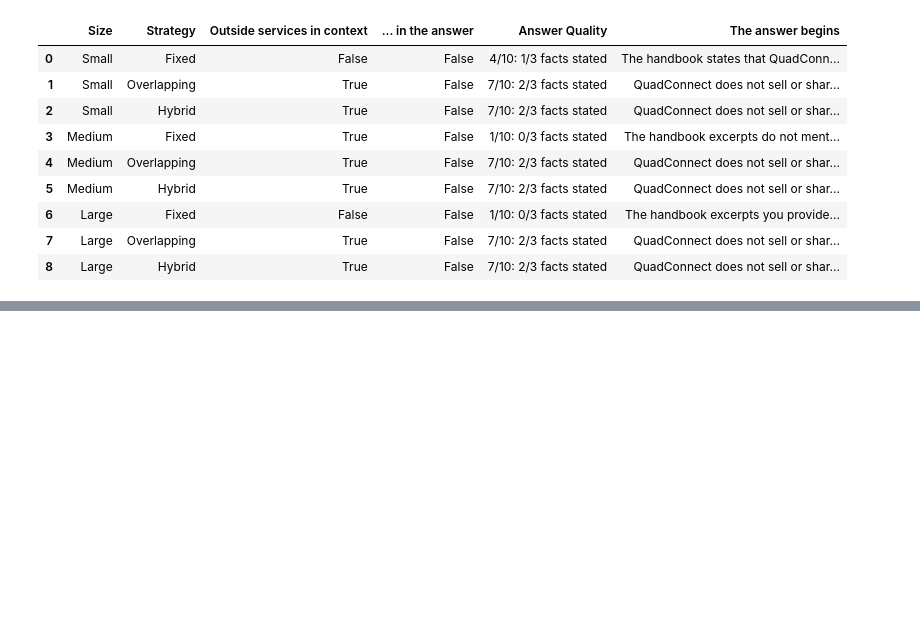
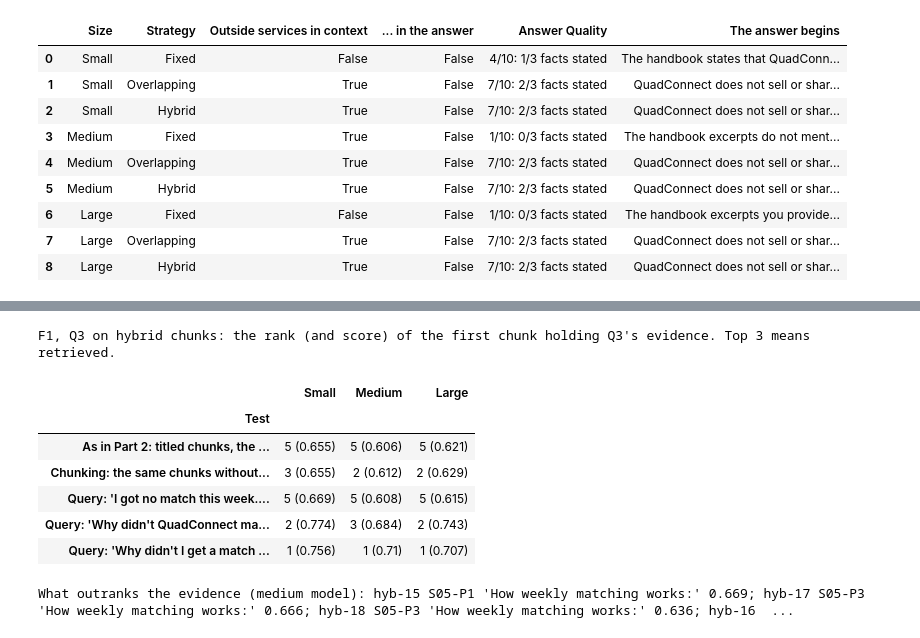
Before and after one commit to manojkmohan5/13_QuadConnect, a Jupyter notebook: rag/rag_system.ipynb, the cells around one changed output, grey strips where cells are left out. Drawn from its saved outputs; the diff is of its cells as text; code cells hidden in the pictures; blank space fills up the shorter version.

```diff
--- a/rag/rag_system.ipynb
+++ b/rag/rag_system.ipynb
@@ -1805,0 +1817,49 @@ Q1 on the medium model with fixed chunks: Our squad has eight people. Which venu
+# %%
+def evidence_rank(size, strategy, query, evidence, texts=None):
+    """Where the first chunk holding an evidence sentence ranks, and its score; `texts` replaces what is embedded."""
+    table, store = CHUNKS[strategy], STORES[size, strategy]
+    vectors = store.vectors if texts is None else MODELS[size].encode(
+        list(texts), batch_size=16, normalize_embeddings=True, convert_to_numpy=True)
+    scores = vectors @ store.embed_query(query)
+    for rank, i in enumerate(np.argsort(-scores), start=1):
+        if any(e in table["Body"].iloc[i] for e in evidence):
+            return rank, round(float(scores[i]), 3)
+    return None, None
+
+
+def facts_of(q, *keys):
+    return [e for t in TESTS if t["Q"] == q for f in t["Facts"] if not keys or f["Key"] in keys for e in f["Evidence"]]
+
+
+def rank_table(rows):
+    """Evidence ranks (with scores) for each test and model."""
+    table = pd.DataFrame([{"Test": label, **{size: "{} ({})".format(*evidence_rank(size, *args)) for size in EMBEDDERS}}
+                          for label, args in rows]).set_index("Test")
+    display(table)
+
+
+Q3_EVIDENCE = facts_of("Q3")
+bodies = CHUNKS["Hybrid"]["Body"]
+print("F1, Q3 on hybrid chunks: the rank (and score) of the first chunk holding Q3's evidence. Top 3 means retrieved.")
+rank_table([("As in Part 2: titled chunks, the student's question", ("Hybrid", TESTS[2]["Query"], Q3_EVIDENCE)),
+            ("Chunking: the same chunks without their section titles",
+             ("Hybrid", TESTS[2]["Query"], Q3_EVIDENCE, bodies)),
+            ("Query: 'I got no match this week. What could be the reason?'",
+             ("Hybrid", "I got no match this week. What could be the reason?", Q3_EVIDENCE)),
+            ("Query: 'Why didn't QuadConnect match me with anyone this week?'",
+             ("Hybrid", "Why didn't QuadConnect match me with anyone this week?", Q3_EVIDENCE)),
+            ("Query: 'Why didn't I get a match this week? Does my availability matter?'",
+             ("Hybrid", "Why didn't I get a match this week? Does my availability matter?", Q3_EVIDENCE))])
+top4 = STORES["Medium", "Hybrid"].search(STORES["Medium", "Hybrid"].embed_query(TESTS[2]["Query"]), k=4)
+print("What outranks the evidence (medium model): " + "; ".join(
+    f"{r.Chunk} {r.Paragraphs[0]} '{r.Heading}' {r.Score:.3f}" for r in top4.itertuples()))
+# %% [output]
+F1, Q3 on hybrid chunks: the rank (and score) of the first chunk holding Q3's evidence. Top 3 means retrieved.
+|  | Small | Medium | Large |
+| Test |  |  |  |
+| As in Part 2: titled chunks, the ... | 5 (0.655) | 5 (0.606) | 5 (0.621) |
+| Chunking: the same chunks without... | 3 (0.655) | 2 (0.612) | 2 (0.629) |
+| Query: 'I got no match this week.... | 5 (0.669) | 5 (0.608) | 5 (0.615) |
+| Query: 'Why didn't QuadConnect ma... | 2 (0.774) | 3 (0.684) | 2 (0.743) |
+| Query: 'Why didn't I get a match ... | 1 (0.756) | 1 (0.71) | 1 (0.707) |
+What outranks the evidence (medium model): hyb-15 S05-P1 'How weekly matching works:' 0.669; hyb-17 S05-P3 'How weekly matching works:' 0.666; hyb-18 S05-P3 'How weekly matching works:' 0.636; hyb-16  ...
```
Also changed, not shown: parts of 11 cells of this notebook, 7 other files.
